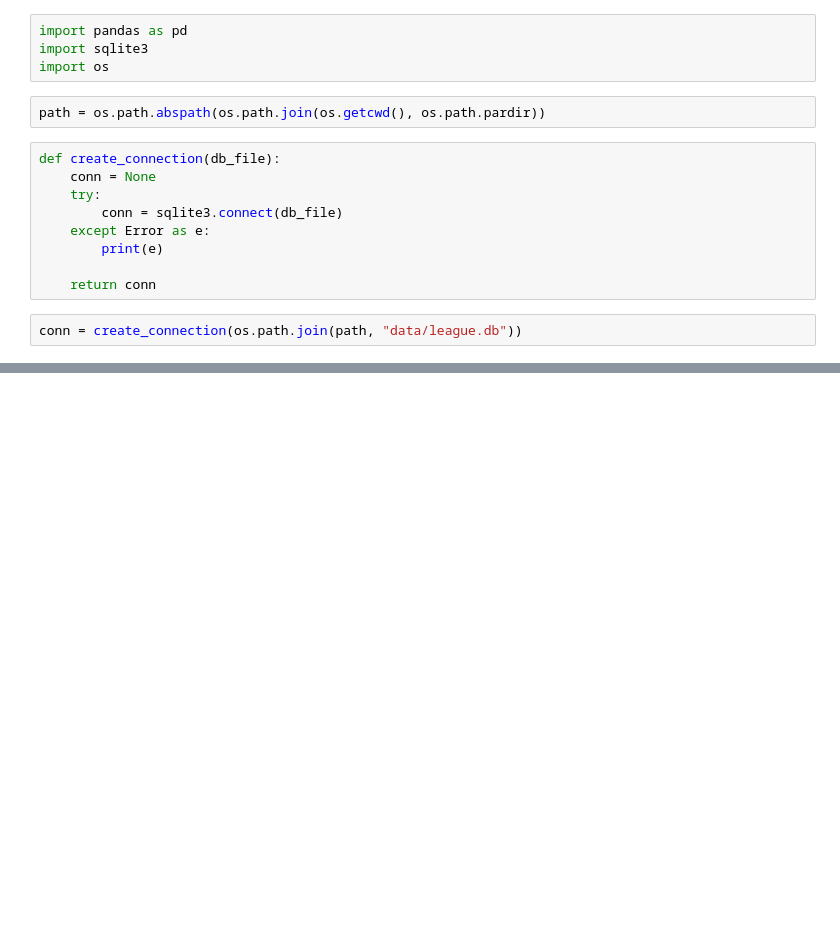
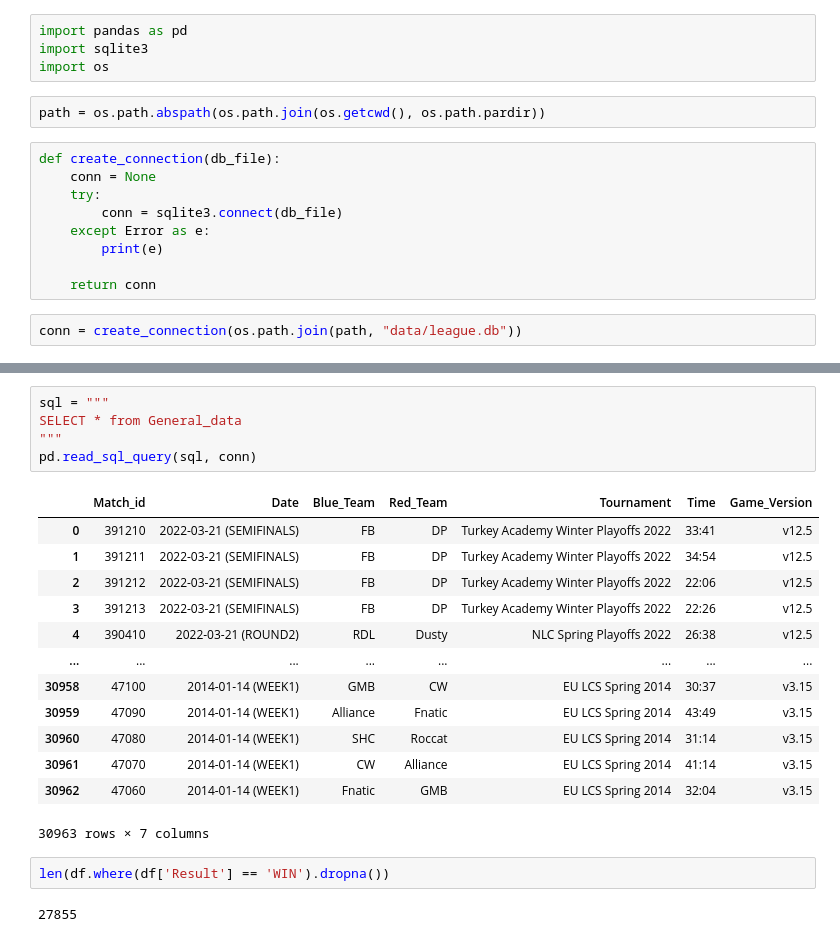
Before and after one commit to KarolKul-KK/League_Pro_Games_Analysis, a Jupyter notebook: notebooks/sql_queries.ipynb, the cells around one changed output, grey strips where cells are left out. Cells and saved outputs as stored; diff of their text form; blank space fills up the shorter version.

```diff
--- a/notebooks/sql_queries.ipynb
+++ b/notebooks/sql_queries.ipynb
@@ -30,0 +253,23 @@ sqlite3.Connection
+# %%
+sql = """
+SELECT * from General_data
+"""
+pd.read_sql_query(sql, conn)
+# %% [output]
+|  | Match_id | Date | Blue_Team | Red_Team | Tournament | Time | Game_Version |
+| 0 | 391210 | 2022-03-21 (SEMIFINALS) | FB | DP | Turkey Academy Winter Playoffs 2022 | 33:41 | v12.5 |
+| 1 | 391211 | 2022-03-21 (SEMIFINALS) | FB | DP | Turkey Academy Winter Playoffs 2022 | 34:54 | v12.5 |
+| 2 | 391212 | 2022-03-21 (SEMIFINALS) | FB | DP | Turkey Academy Winter Playoffs 2022 | 22:06 | v12.5 |
+| 3 | 391213 | 2022-03-21 (SEMIFINALS) | FB | DP | Turkey Academy Winter Playoffs 2022 | 22:26 | v12.5 |
+| 4 | 390410 | 2022-03-21 (ROUND2) | RDL | Dusty | NLC Spring Playoffs 2022 | 26:38 | v12.5 |
+| ... | ... | ... | ... | ... | ... | ... | ... |
+| 30958 | 47100 | 2014-01-14 (WEEK1) | GMB | CW | EU LCS Spring 2014 | 30:37 | v3.15 |
+| 30959 | 47090 | 2014-01-14 (WEEK1) | Alliance | Fnatic | EU LCS Spring 2014 | 43:49 | v3.15 |
+| 30960 | 47080 | 2014-01-14 (WEEK1) | SHC | Roccat | EU LCS Spring 2014 | 31:14 | v3.15 |
+| 30961 | 47070 | 2014-01-14 (WEEK1) | CW | Alliance | EU LCS Spring 2014 | 41:14 | v3.15 |
+| 30962 | 47060 | 2014-01-14 (WEEK1) | Fnatic | GMB | EU LCS Spring 2014 | 32:04 | v3.15 |
+30963 rows × 7 columns
+# %%
+len(df.where(df['Result'] == 'WIN').dropna())
+# %% [output]
+27855
```
Also changed, not shown: parts of 13 cells of this notebook.
